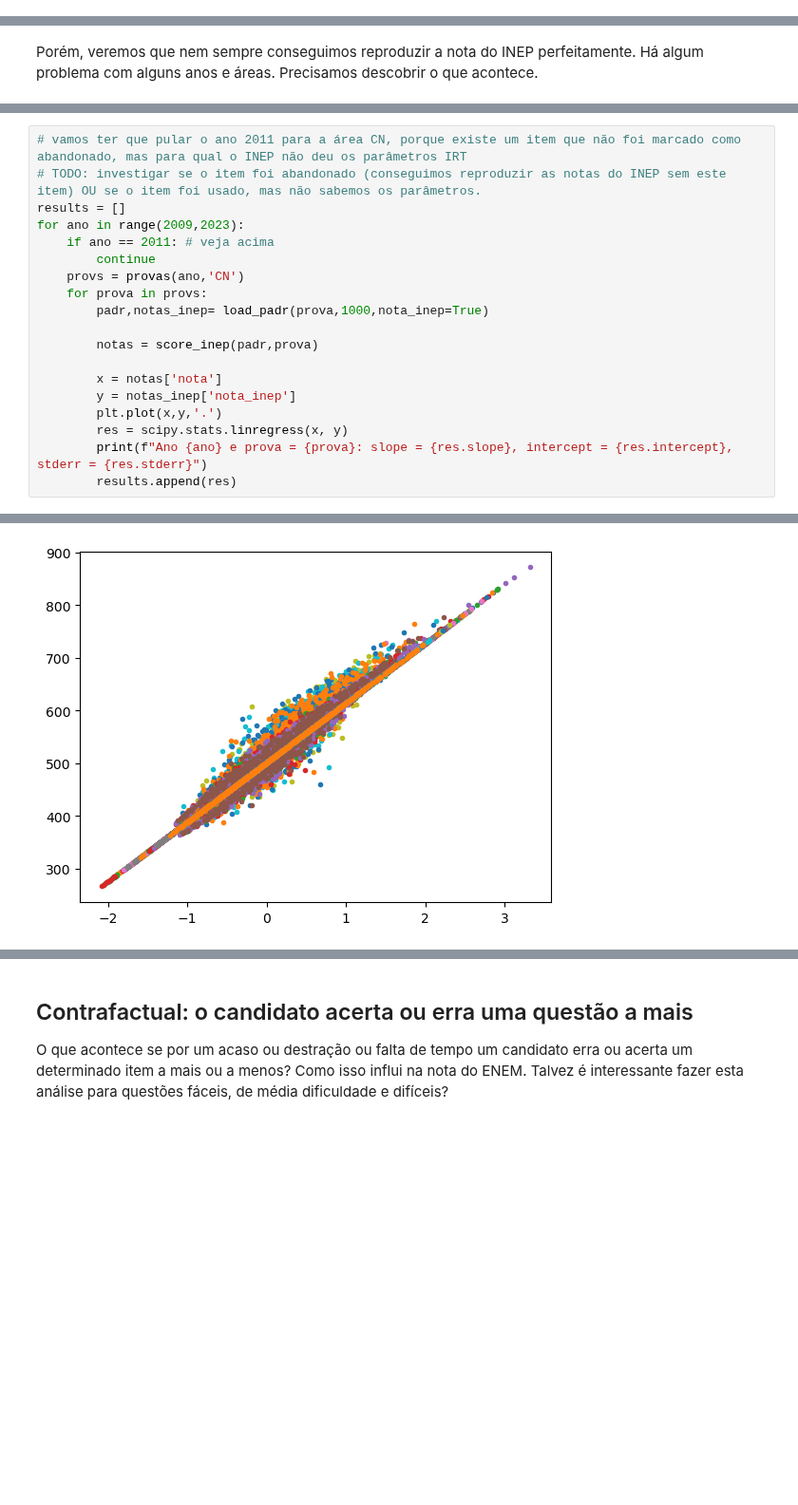
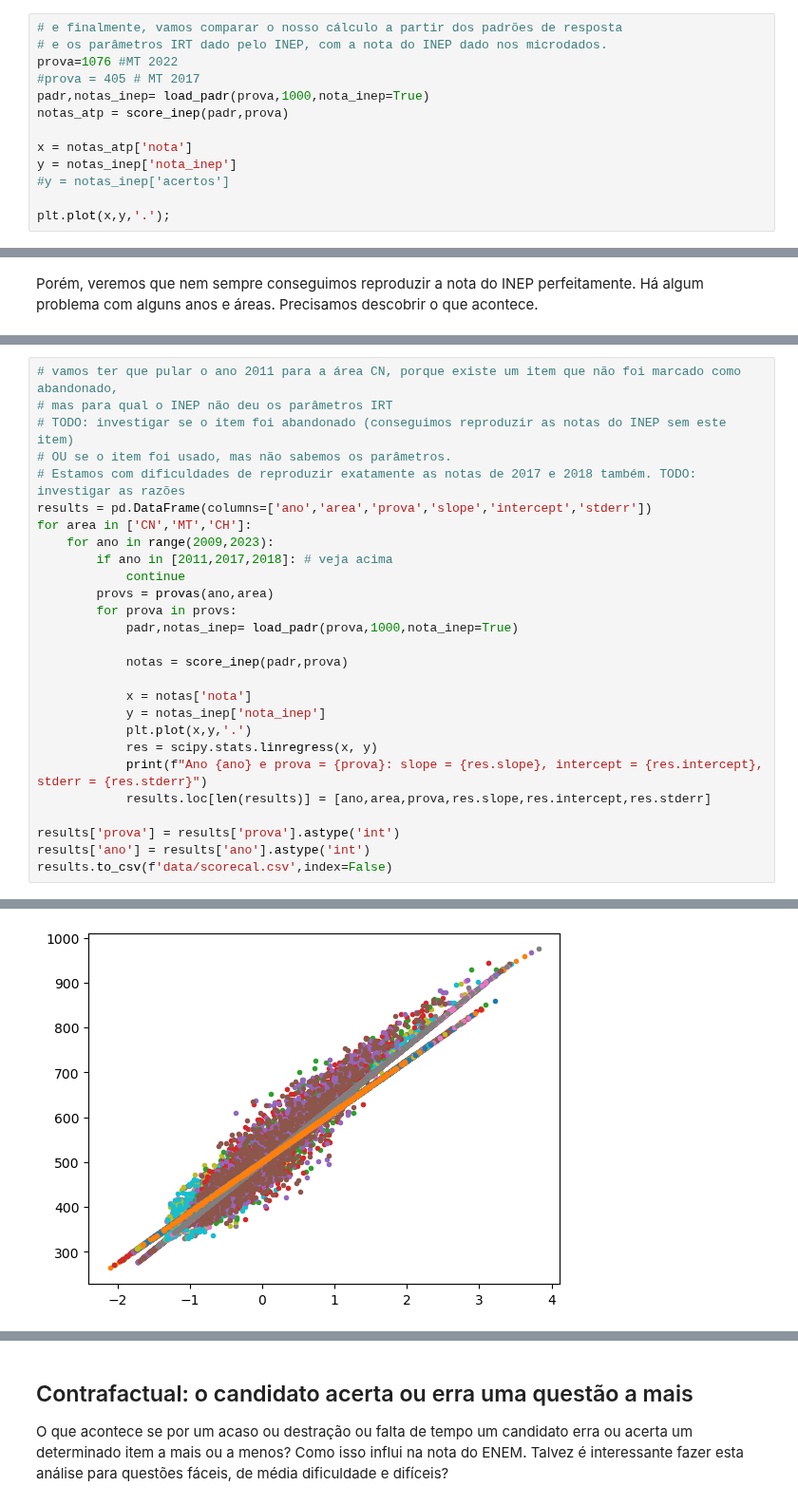
Before and after one commit to atp/enem, a Jupyter notebook: Robustez das Notas ENEM - Ewout.ipynb, the cells around one changed output, grey strips where cells are left out. Shown at 95% size. Cells and saved outputs as stored; diff of their text form; blank space fills up the shorter version.

```diff
--- a/Robustez das Notas ENEM - Ewout.ipynb
+++ b/Robustez das Notas ENEM - Ewout.ipynb
@@ -95,0 +110,13 @@ plt.plot(x,y,'.');
+# %%
+# e finalmente, vamos comparar o nosso cálculo a partir dos padrões de resposta
+# e os parâmetros IRT dado pelo INEP, com a nota do INEP dado nos microdados.
+prova=1076 #MT 2022
+#prova = 405 # MT 2017
+padr,notas_inep= load_padr(prova,1000,nota_inep=True)
+notas_atp = score_inep(padr,prova)
+
+x = notas_atp['nota']
+y = notas_inep['nota_inep']
+#y = notas_inep['acertos']
+
+plt.plot(x,y,'.');
@@ -105,20 +149,28 @@ Porém, veremos que nem sempre conseguimos reproduzir a nota do INEP perfeitamen
 # %%
-# vamos ter que pular o ano 2011 para a área CN, porque existe um item que não foi marcado como abandonado, mas para qual o INEP não deu os parâmetros IRT
-# TODO: investigar se o item foi abandonado (conseguimos reproduzir as notas do INEP sem este item) OU se o item foi usado, mas não sabemos os parâmetros.
-results = []
-for ano in range(2009,2023):
-    if ano == 2011: # veja acima
-        continue
-    provs = provas(ano,'CN')
-    for prova in provs:
-        padr,notas_inep= load_padr(prova,1000,nota_inep=True)
+# vamos ter que pular o ano 2011 para a área CN, porque existe um item que não foi marcado como abandonado,
+# mas para qual o INEP não deu os parâmetros IRT
+# TODO: investigar se o item foi abandonado (conseguimos reproduzir as notas do INEP sem este item)
+# OU se o item foi usado, mas não sabemos os parâmetros.
+# Estamos com dificuldades de reproduzir exatamente as notas de 2017 e 2018 também. TODO: investigar as razões
+results = pd.DataFrame(columns=['ano','area','prova','slope','intercept','stderr'])
+for area in ['CN','MT','CH']:
+    for ano in range(2009,2023):
+        if ano in [2011,2017,2018]: # veja acima
+            continue
+        provs = provas(ano,area)
+        for prova in provs:
+            padr,notas_inep= load_padr(prova,1000,nota_inep=True)
 
-        notas = score_inep(padr,prova)
+            notas = score_inep(padr,prova)
 
-        x = notas['nota']
-        y = notas_inep['nota_inep']
-        plt.plot(x,y,'.')
-        res = scipy.stats.linregress(x, y)
-        print(f"Ano {ano} e prova = {prova}: slope = {res.slope}, intercept = {res.intercept}, stderr = {res.stderr}")
-        results.append(res)
+            x = notas['nota']
+            y = notas_inep['nota_inep']
+            plt.plot(x,y,'.')
+            res = scipy.stats.linregress(x, y)
+            print(f"Ano {ano} e prova = {prova}: slope = {res.slope}, intercept = {res.intercept}, stderr = {res.stderr}")
+            results.loc[len(results)] = [ano,area,prova,res.slope,res.intercept,res.stderr]
+
+results['prova'] = results['prova'].astype('int')
+results['ano'] = results['ano'].astype('int')
+results.to_csv(f'data/scorecal.csv',index=False)
 # %% [output]
@@ -142 +194 @@ Ano 2022 e prova = 1086: slope = 113.09243378324358, intercept = 501.14788075753
-[figure, old version]
+[figure, new version]
```
Also changed, not shown: parts of 39 cells of this notebook, 5 other files.
